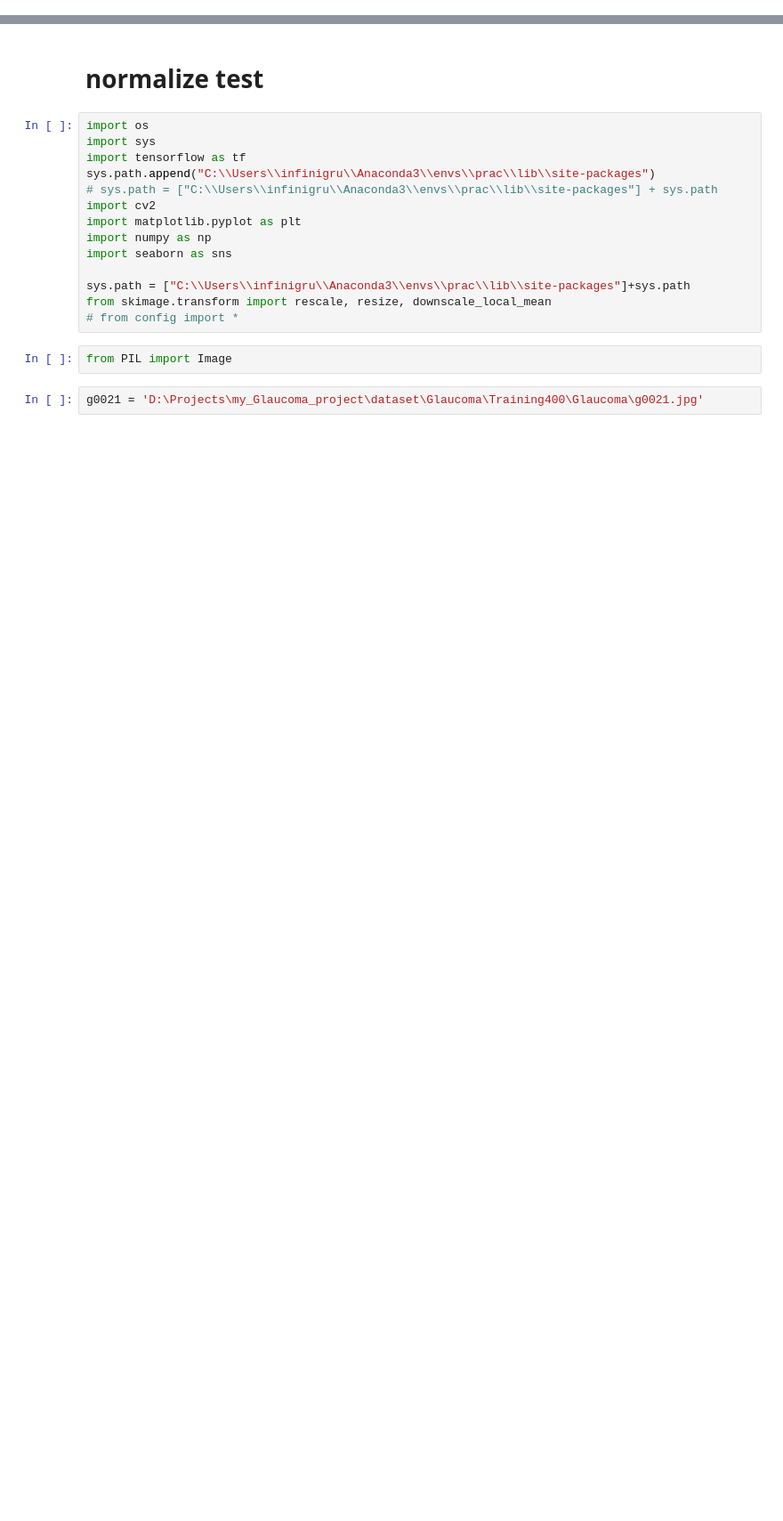
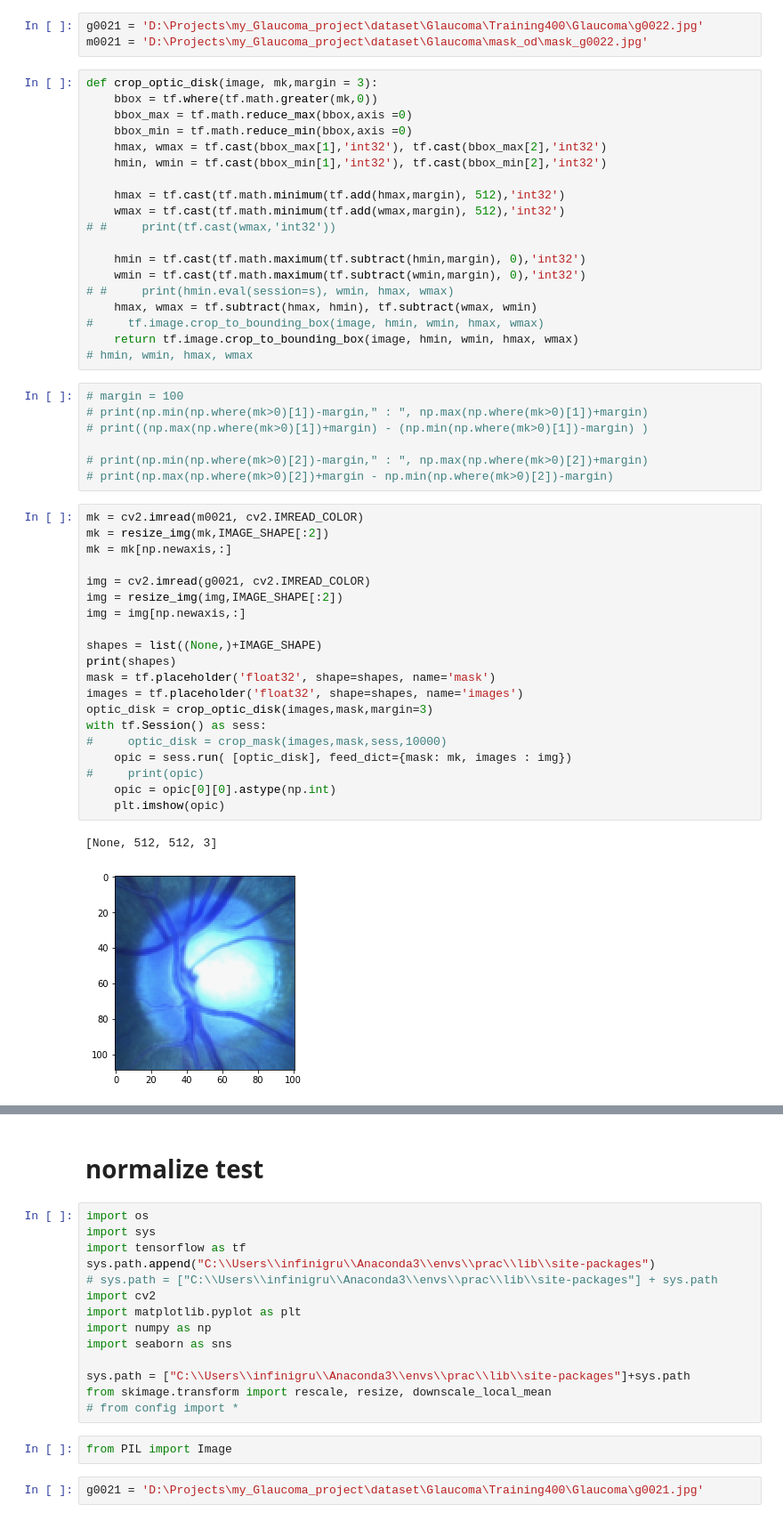
Before and after one commit to cksruf91/Glaucoma_master, a Jupyter notebook: load_image.ipynb, the cells around one changed output, grey strips where cells are left out. Shown at 89% size. Drawn from its saved outputs; the diff is of its cells as text; blank space fills up the shorter version.

```diff
--- a/load_image.ipynb
+++ b/load_image.ipynb
@@ -68 +102,53 @@ n_imgs.shape
+# %%
+g0021 = 'D:\Projects\my_Glaucoma_project\dataset\Glaucoma\Training400\Glaucoma\g0022.jpg'
+m0021 = 'D:\Projects\my_Glaucoma_project\dataset\Glaucoma\mask_od\mask_g0022.jpg'
+# %%
+def crop_optic_disk(image, mk,margin = 3):
+    bbox = tf.where(tf.math.greater(mk,0))
+    bbox_max = tf.math.reduce_max(bbox,axis =0)
+    bbox_min = tf.math.reduce_min(bbox,axis =0)
+    hmax, wmax = tf.cast(bbox_max[1],'int32'), tf.cast(bbox_max[2],'int32')
+    hmin, wmin = tf.cast(bbox_min[1],'int32'), tf.cast(bbox_min[2],'int32')
+
+    hmax = tf.cast(tf.math.minimum(tf.add(hmax,margin), 512),'int32')
+    wmax = tf.cast(tf.math.minimum(tf.add(wmax,margin), 512),'int32')
+# #     print(tf.cast(wmax,'int32'))
+
+    hmin = tf.cast(tf.math.maximum(tf.subtract(hmin,margin), 0),'int32')
+    wmin = tf.cast(tf.math.maximum(tf.subtract(wmin,margin), 0),'int32')
+# #     print(hmin.eval(session=s), wmin, hmax, wmax)
+    hmax, wmax = tf.subtract(hmax, hmin), tf.subtract(wmax, wmin)
+#     tf.image.crop_to_bounding_box(image, hmin, wmin, hmax, wmax)
+    return tf.image.crop_to_bounding_box(image, hmin, wmin, hmax, wmax)
+# hmin, wmin, hmax, wmax
+# %%
+# margin = 100
+# print(np.min(np.where(mk>0)[1])-margin," : ", np.max(np.where(mk>0)[1])+margin)
+# print((np.max(np.where(mk>0)[1])+margin) - (np.min(np.where(mk>0)[1])-margin) )
+
+# print(np.min(np.where(mk>0)[2])-margin," : ", np.max(np.where(mk>0)[2])+margin)
+# print(np.max(np.where(mk>0)[2])+margin - np.min(np.where(mk>0)[2])-margin)
+# %%
+mk = cv2.imread(m0021, cv2.IMREAD_COLOR)
+mk = resize_img(mk,IMAGE_SHAPE[:2])
+mk = mk[np.newaxis,:]
+
+img = cv2.imread(g0021, cv2.IMREAD_COLOR)
+img = resize_img(img,IMAGE_SHAPE[:2])
+img = img[np.newaxis,:]
+
+shapes = list((None,)+IMAGE_SHAPE)
+print(shapes)
+mask = tf.placeholder('float32', shape=shapes, name='mask')
+images = tf.placeholder('float32', shape=shapes, name='images')
+optic_disk = crop_optic_disk(images,mask,margin=3)
+with tf.Session() as sess:
+#     optic_disk = crop_mask(images,mask,sess,10000)
+    opic = sess.run( [optic_disk], feed_dict={mask: mk, images : img})
+#     print(opic)
+    opic = opic[0][0].astype(np.int)
+    plt.imshow(opic)
+# %% [output]
+[None, 512, 512, 3]
+[figure, added]
 # %%
```
Also changed, not shown: parts of 20 cells of this notebook, 20 other files.
